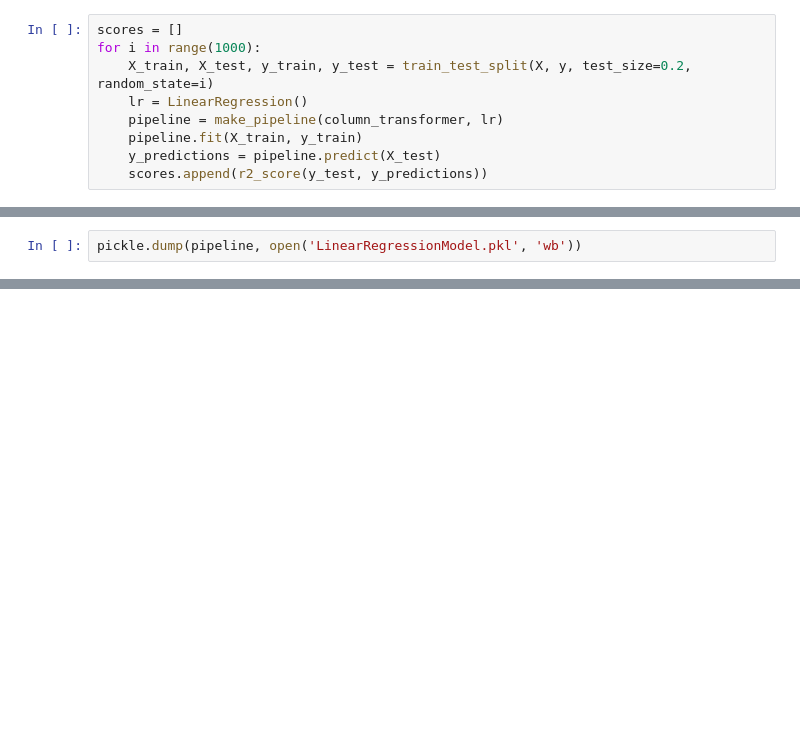
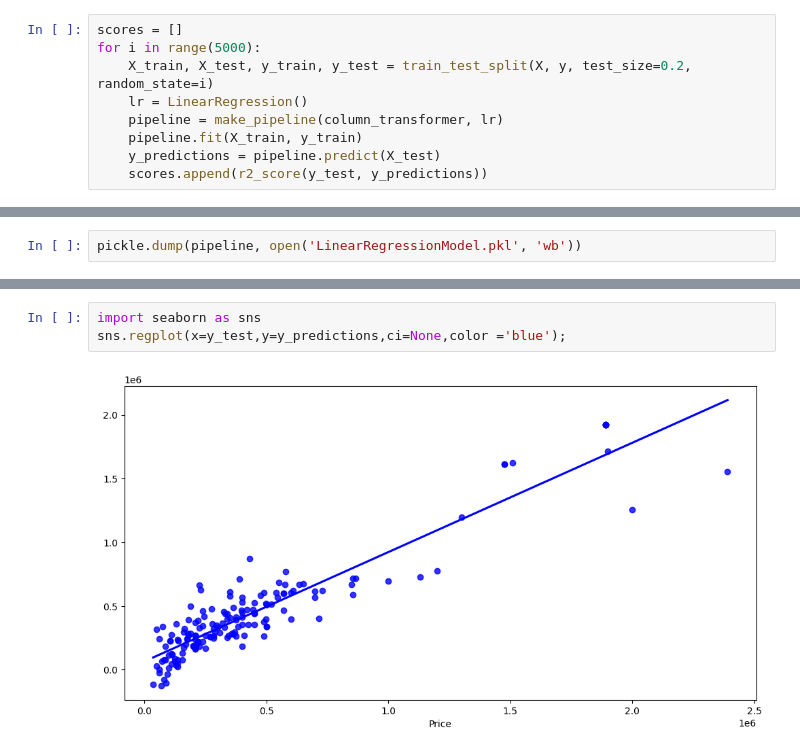
Before and after one commit to CHIRAGWADKAR/Car-Price-Predictor, a Jupyter notebook: Car_Price_Predictor.ipynb, the cells around one changed output, grey strips where cells are left out. Drawn from its saved outputs; the diff is of its cells as text; blank space fills up the shorter version.

```diff
--- a/Car_Price_Predictor.ipynb
+++ b/Car_Price_Predictor.ipynb
@@ -359,6 +359,6 @@ r2_score(y_test, y_predictions)
 # %%
 scores = []
-for i in range(1000):
+for i in range(5000):
     X_train, X_test, y_train, y_test = train_test_split(X, y, test_size=0.2, random_state=i)
     lr = LinearRegression()
     pipeline = make_pipeline(column_transformer, lr)
@@ -395,0 +404,5 @@ array([458894.10960853])
+# %%
+import seaborn as sns
+sns.regplot(x=y_test,y=y_predictions,ci=None,color ='blue');
+# %% [output]
+[figure, added]
```
Also changed, not shown: parts of 9 cells of this notebook, 5 other files.
